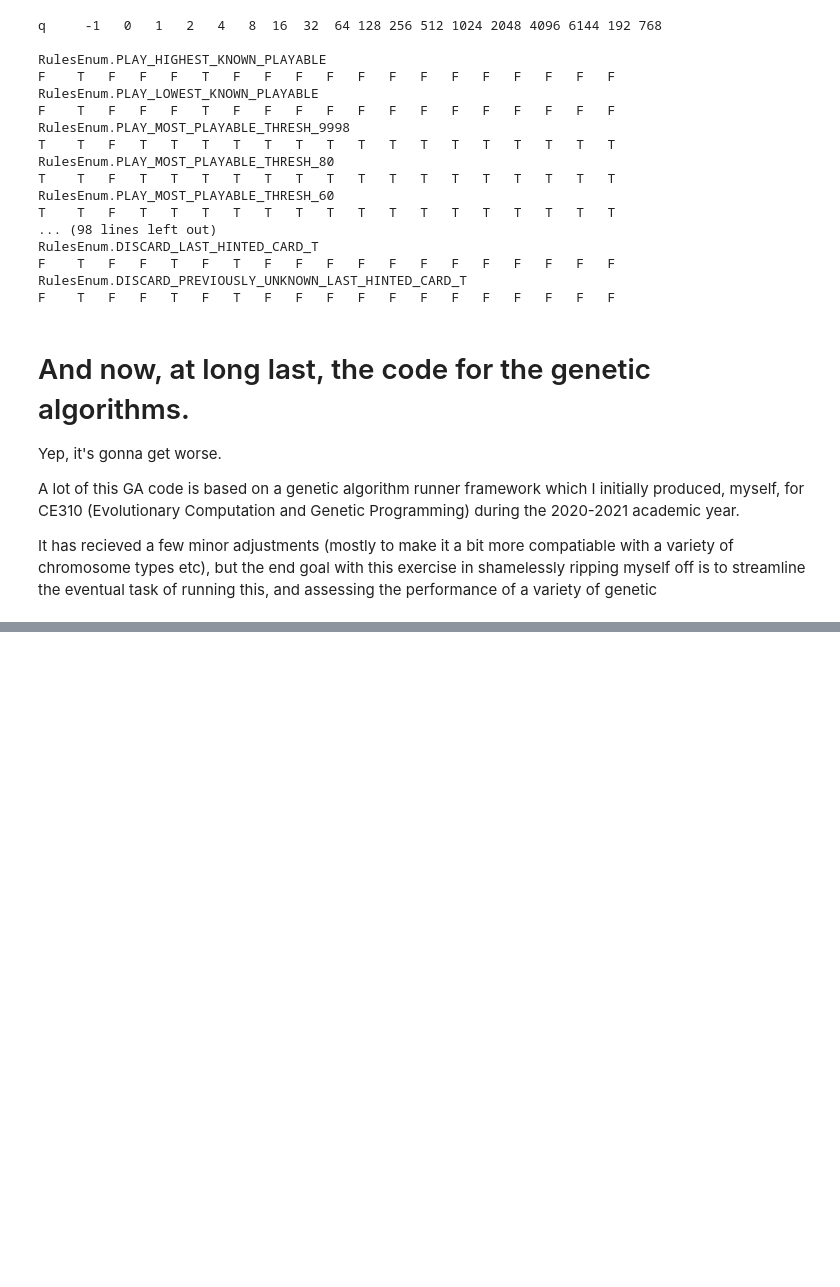
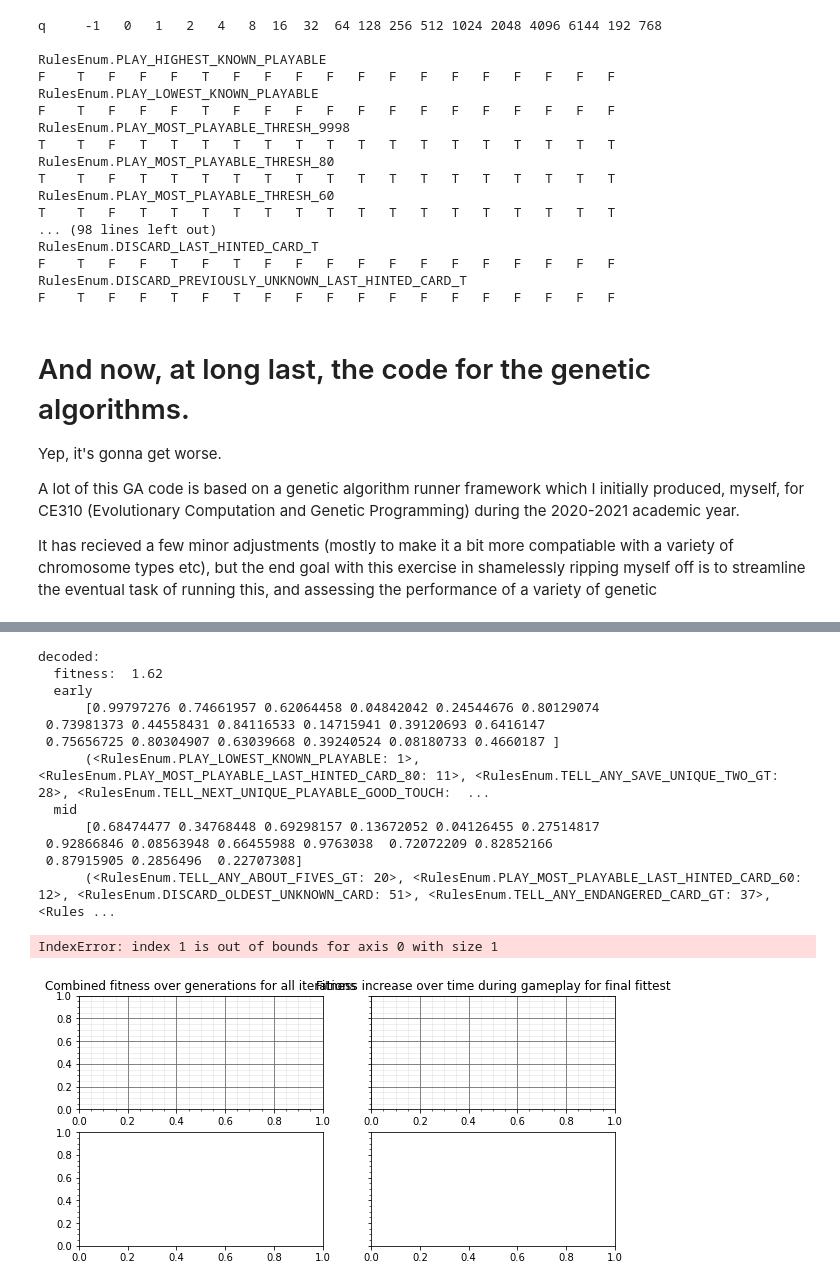
Before and after one commit to 11BelowStudio/ce811, a Jupyter notebook: ce811_hanabi_main/assignment2.ipynb, the cells around one changed output, grey strips where cells are left out. Drawn from its saved outputs; the diff is of its cells as text; code cells hidden in the pictures; blank space fills up the shorter version.

```diff
--- a/ce811_hanabi_main/assignment2.ipynb
+++ b/ce811_hanabi_main/assignment2.ipynb
@@ -3193,6 +3020,7 @@ class GameStageChromosome(BaseChromosome):
     @functools.lru_cache(maxsize=1)
     def early_game_rules_list(cls) -> Tuple[RulesEnum, ...]:
         return (
+            RulesEnum.PLAY_LOWEST_KNOWN_PLAYABLE,
             RulesEnum.PLAY_MOST_PLAYABLE_THRESH_80,
             RulesEnum.PLAY_MOST_PLAYABLE_THRESH_60,
             RulesEnum.PLAY_MOST_PLAYABLE_THRESH_40,
@@ -3202,6 +3030,7 @@ class GameStageChromosome(BaseChromosome):
             RulesEnum.PLAY_MOST_PLAYABLE_LAST_HINTED_CARD_60,
             RulesEnum.PLAY_MOST_PLAYABLE_LAST_HINTED_CARD_80,
             RulesEnum.TELL_ANY_ABOUT_ONES_GT,
+            RulesEnum.TELL_ANY_SAVE_UNIQUE_TWO_RANK,
             RulesEnum.TELL_NEXT_SAVE_UNIQUE_TWO_GT,
             RulesEnum.TELL_NEXT_RANK_IF_MORE_THAN_ONE_OF_RANK_PLAYABLE,
             RulesEnum.TELL_ANY_SAVE_UNIQUE_TWO_GT,
@@ -3237,7 +3066,7 @@ class GameStageChromosome(BaseChromosome):
 
         return cls(
             (p1.early + (rng.random(len(p1.early)) * mut_rate)) % np.ones_like(p1.early),
-            (p1.mid + (rng.random(len(p1.early)) * mut_rate)) % np.ones_like(p1.mid)
+            (p1.mid + (rng.random(len(p1.mid)) * mut_rate)) % np.ones_like(p1.mid)
         )
 
     @staticmethod
@@ -3257,11 +3086,11 @@ class GameStageChromosome(BaseChromosome):
 
     def get_rules_and_parameters(self, info: ChromosomeInfo) -> AgentRules:
         if info.has_discarded:
-            return AgentRules(
+            return AgentRules(tuple(
                 itertools.chain(
                     [RulesEnum.TELL_NEXT_PLAYABLE_GOOD_TOUCH, RulesEnum.TELL_NEXT_RANK_IF_MORE_THAN_ONE_OF_RANK_PLAYABLE],
-                tuple(GameStageChromosome.rules_list_priority_queue(self.mid, self.mid_game_rules_list()))
-                ),{}
+                GameStageChromosome.rules_list_priority_queue(self.mid, self.mid_game_rules_list())
+                )),{}
             )
         return AgentRules(
             tuple(itertools.chain([RulesEnum.TELL_ANY_PLAYABLE_GOOD_TOUCH, RulesEnum.TELL_NEXT_RANK_IF_MORE_THAN_ONE_OF_RANK_PLAYABLE],
@@ -3311,7 +3140,7 @@ class GameStageChromosome(BaseChromosome):
 
 runner1: GA_Runner = GA_Runner(GameStageChromosome)
 # %%
-bests1, gens1 = runner1.run_the_GA(2, True)
+bests1, gens1 = runner1.run_the_GA(1, True)
 # %% [output]
 Commencing the thing!
 Populating!
@@ -3320,0 +3162,20 @@ runner1.produce_graph(gens1)
+# %%
+for b in bests1:
+    print(b.decode)
+
+runner1.produce_graph(gens1).show()
+# %% [output]
+decoded:
+  fitness:  1.62
+  early
+      [0.99797276 0.74661957 0.62064458 0.04842042 0.24544676 0.80129074
+ 0.73981373 0.44558431 0.84116533 0.14715941 0.39120693 0.6416147
+ 0.75656725 0.80304907 0.63039668 0.39240524 0.08180733 0.4660187 ]
+      (<RulesEnum.PLAY_LOWEST_KNOWN_PLAYABLE: 1>, <RulesEnum.PLAY_MOST_PLAYABLE_LAST_HINTED_CARD_80: 11>, <RulesEnum.TELL_ANY_SAVE_UNIQUE_TWO_GT: 28>, <RulesEnum.TELL_NEXT_UNIQUE_PLAYABLE_GOOD_TOUCH:  ...
+  mid
+      [0.68474477 0.34768448 0.69298157 0.13672052 0.04126455 0.27514817
+ 0.92866846 0.08563948 0.66455988 0.9763038  0.72072209 0.82852166
+ 0.87915905 0.2856496  0.22707308]
+      (<RulesEnum.TELL_ANY_ABOUT_FIVES_GT: 20>, <RulesEnum.PLAY_MOST_PLAYABLE_LAST_HINTED_CARD_60: 12>, <RulesEnum.DISCARD_OLDEST_UNKNOWN_CARD: 51>, <RulesEnum.TELL_ANY_ENDANGERED_CARD_GT: 37>, <Rules ...
+IndexError: index 1 is out of bounds for axis 0 with size 1
+[figure, added]
```
Also changed, not shown: parts of 8 cells of this notebook.
